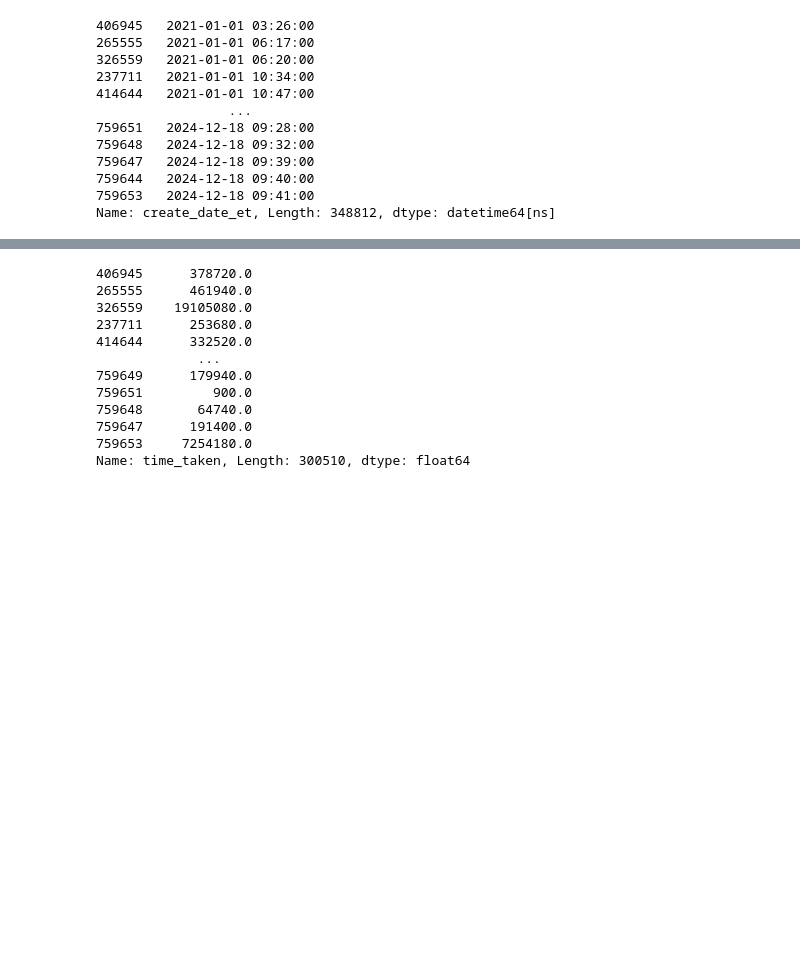
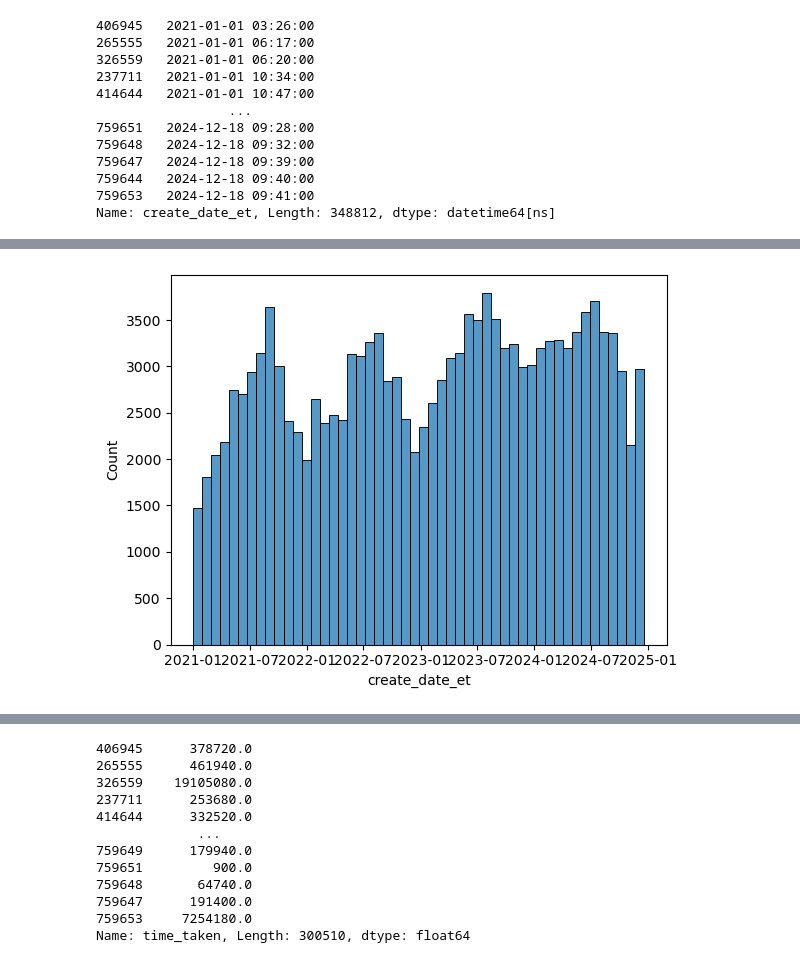
Before and after one commit to kanikaselva/311analysis, a Jupyter notebook: Analysis/4. PredictTimeTaken.ipynb, the cells around one changed output, grey strips where cells are left out. Saved outputs shown, nothing was run; the diff lists cells and outputs as text; code cells hidden in the pictures; blank space fills up the shorter version.

```diff
--- a/Analysis/4. PredictTimeTaken.ipynb
+++ b/Analysis/4. PredictTimeTaken.ipynb
@@ -40,7 +40,7 @@ dtype: int64
 # %% [markdown]
 ### Drop Columns that are redundant (not focus of the project)
 # %%
-cleaned_data = filtered_data.drop(columns=['create_date_utc', 'last_action_utc', 'closed_date_utc', 'last_action_et',
-                                           'cross_street', 'street', 'census_tract','street_id', 'cross_street_id','request_type_id'])
+cleaned_data = filtered_data.drop(columns=['create_date_utc', 'last_action_utc', 'closed_date_utc',
+                                           'cross_street','request_type_id'])
 cleaned_data.shape
 # %% [output]
@@ -613,0 +611,6 @@ Name: create_date_et, Length: 348812, dtype: datetime64[ns]
+# %%
+import seaborn as sns
+sns.histplot(X_recent[X_recent['cross_street_id'].isna()]['create_date_et'],bins=50)
+plt.show()
+# %% [output]
+[figure, added]
```
Also changed, not shown: parts of 227 cells of this notebook.
